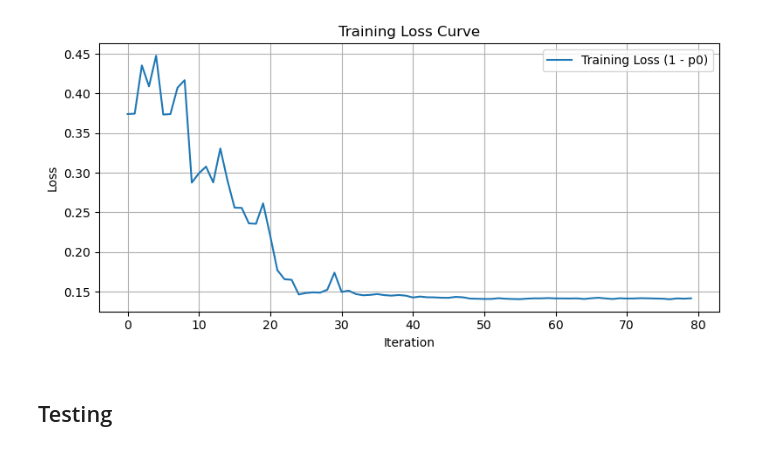
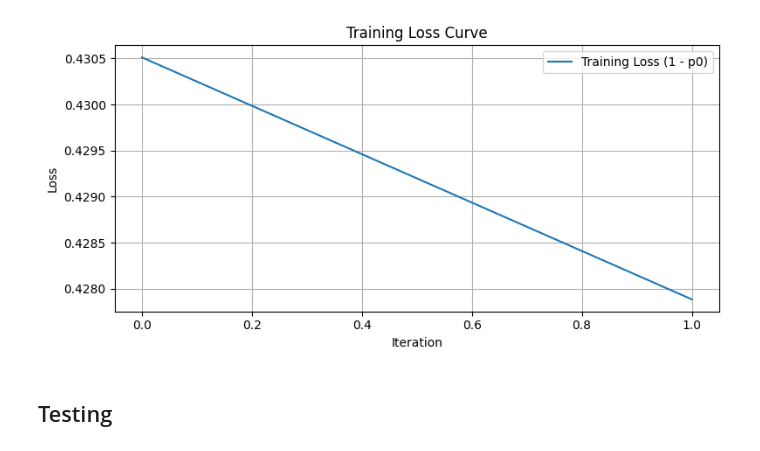
Before and after one commit to RohanSenthil/QAE_BETH_Anomaly, a Jupyter notebook: qae.ipynb, the cells around one changed output. Cells and saved outputs as stored; diff of their text form; code cells hidden in the pictures.

```diff
--- a/qae.ipynb
+++ b/qae.ipynb
@@ -99,7 +99,7 @@ autoencoder = tf.keras.models.load_model(
     custom_objects={"AnomalyDetector": AnomalyDetector}
 )
 # %%
-transformed_training_data = pd.read_csv('Dataset/Transformed/Normalised/labelled_transformed_training_data.csv')
+transformed_training_data = pd.read_csv('labelled_transformed_training_data.csv')
 
 # 1. Extract labels (column 6)
 training_labels = transformed_training_data.iloc[:, 6].astype(bool)  # Anomalies: True
@@ -204,7 +204,8 @@ def build_encoded_circuits(data, encoding_fn):
     return circuits
 
 def ansatz(num_qubits):
-    return real_amplitudes(num_qubits, reps=1)
+    # return real_amplitudes(num_qubits, reps=1)
+    return pauli_two_design(num_qubits, reps=3)
 
 def auto_encoder_circuit(num_latent, num_trash):
     qr = QuantumRegister(num_latent + 2 * num_trash + 1, "q")
@@ -225,8 +226,8 @@ def auto_encoder_circuit(num_latent, num_trash):
 from qiskit_aer.primitives import Sampler
 
 # Constants
-num_latent = 2
-num_trash = 2
+num_latent = 5
+num_trash = 3
 total_qubits = num_latent + 2 * num_trash + 1  # encoding + reference + auxiliary
 
 # Step 1: Build the parameterized autoencoder circuit (no encoding here)
@@ -322,22 +323,22 @@ def cost_function(params, data_subset, qnn, encoding_fn):
 # %%
 # Use small subset for training speed
 subset_size = 1000
 subset_indices = np.random.choice(len(scaled_normal_training_data), size=subset_size, replace=False)
 training_subset = scaled_normal_training_data[subset_indices]
 
 # Initialize params for AE circuit
 num_params = len(auto_encoder_circuit(num_latent, num_trash).parameters)
 initial_params = np.random.rand(num_params)
 
 # Optimize
 optimizer = COBYLA(maxiter=80)
 result = optimizer.minimize(
-    fun=lambda p: cost_function(p, training_subset, qnn, dense_angle_encoding),
+    fun=lambda p: cost_function(p, training_subset, qnn, angle_encoding),
     x0=initial_params
 )
 trained_params = result.x
 # %% [output]
-[figure, old version]
+[figure, new version]
 # %%
 from qiskit.qpy import dump
 import os
```
Also changed, not shown: parts of 4 cells of this notebook, 18 other files.
